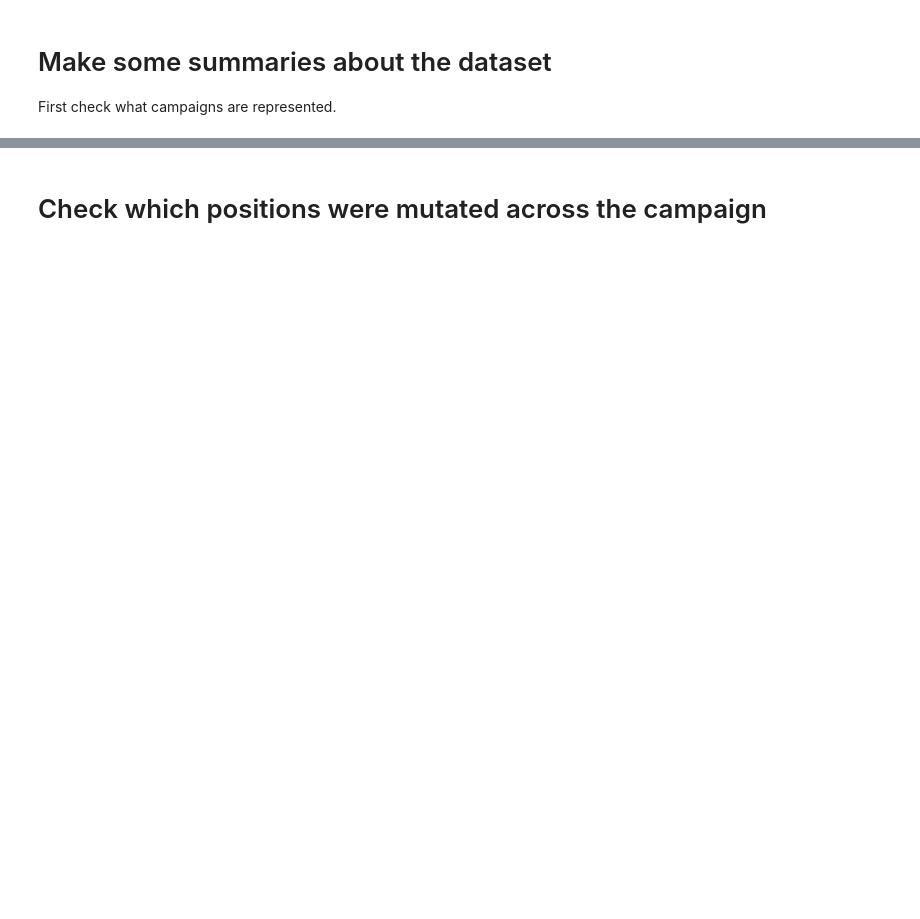
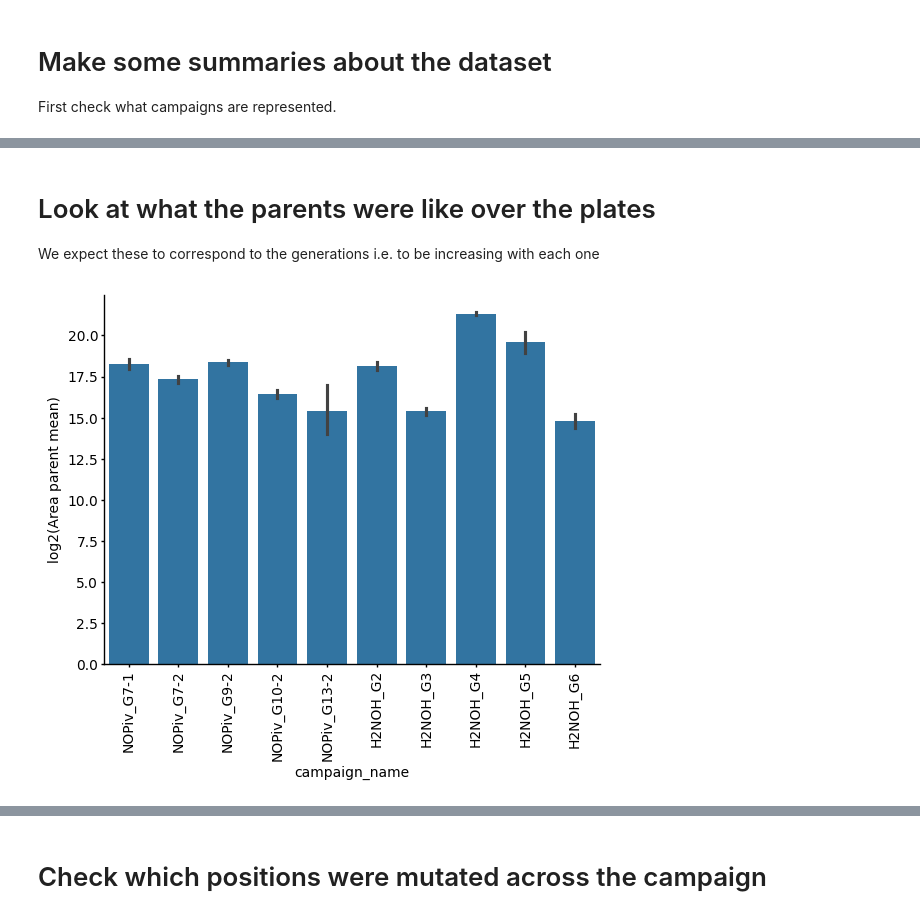
Before and after one commit to ArianeMora/beta_aminoacids, a Jupyter notebook: ProcessLevSeq.ipynb, the cells around one changed output, grey strips where cells are left out. Cells and saved outputs as stored; diff of their text form; code cells hidden in the pictures; blank space fills up the shorter version.

```diff
--- a/ProcessLevSeq.ipynb
+++ b/ProcessLevSeq.ipynb
@@ -138,6 +139,7 @@ all_dfs = {}
 all_stats_dfs = pd.DataFrame()
 all_df = pd.DataFrame()
 
+summary_rows = []
 for base_dir in ['LCMS/NOPiv-linage_Done', 'LCMS/H2NOH-linage_Done',]:
     files = [f for f in os.listdir(base_dir) if '.csv' in f]
     for f in files:
@@ -227,4 +229,5 @@ for base_dir in ['LCMS/NOPiv-linage_Done', 'LCMS/H2NOH-linage_Done',]:
                      '\n # non zero fitness: ', len(df[df['fitness_value'] != 0]), '\n Size of dataset: ', len(df),
                      '\n # unique sustitutions: ', len(set(df['amino_acid_substitutions'].values))])
 
+            summary_rows.append([run_name, generation_name, min_dist, len(df[df['fitness_value'] != 0]), len(df), len(set(df['amino_acid_substitutions'].values))])
 all_df
@@ -242,0 +348,30 @@ all_df['campaign_name'].value_counts()
+# %% [markdown]
+# Look at what the parents were like over the plates
+
+We expect these to correspond to the generations i.e. to be increasing with each one
+# %%
+import seaborn as sns
+import matplotlib.pyplot as plt
+
+order = [ 'NOPiv_G7-1', 'NOPiv_G7-2', 'NOPiv_G9-2', 'NOPiv_G10-2','NOPiv_G13-2', 'H2NOH_G2', 'H2NOH_G3','H2NOH_G4', 'H2NOH_G5', 'H2NOH_G6']
+plate_df = all_df.drop_duplicates(subset=['plate', 'Area parent mean'])
+plate_df = plate_df.reset_index()
+
+plate_df['log2(Area parent mean)'] = np.log2(plate_df['Area parent mean'].values + 1)
+
+def clean_plt(ax):
+    ax.tick_params(direction='out', length=2, width=1.0)
+    ax.spines['bottom'].set_linewidth(1.0)
+    ax.spines['top'].set_linewidth(0)
+    ax.spines['left'].set_linewidth(1.0)
+    ax.spines['right'].set_linewidth(0)
+    ax.tick_params(labelsize=10.0)
+    ax.tick_params(axis='x', which='major', pad=2.0)
+    plt.xticks(rotation=90)
+    ax.tick_params(axis='y', which='major', pad=2.0)
+    return ax
+
+ax = sns.barplot(plate_df, x='campaign_name', y='log2(Area parent mean)', order=order)
+ax = clean_plt(ax)
+# %% [output]
+[figure, added]
```
Also changed, not shown: parts of 17 cells of this notebook, 2 other files.
